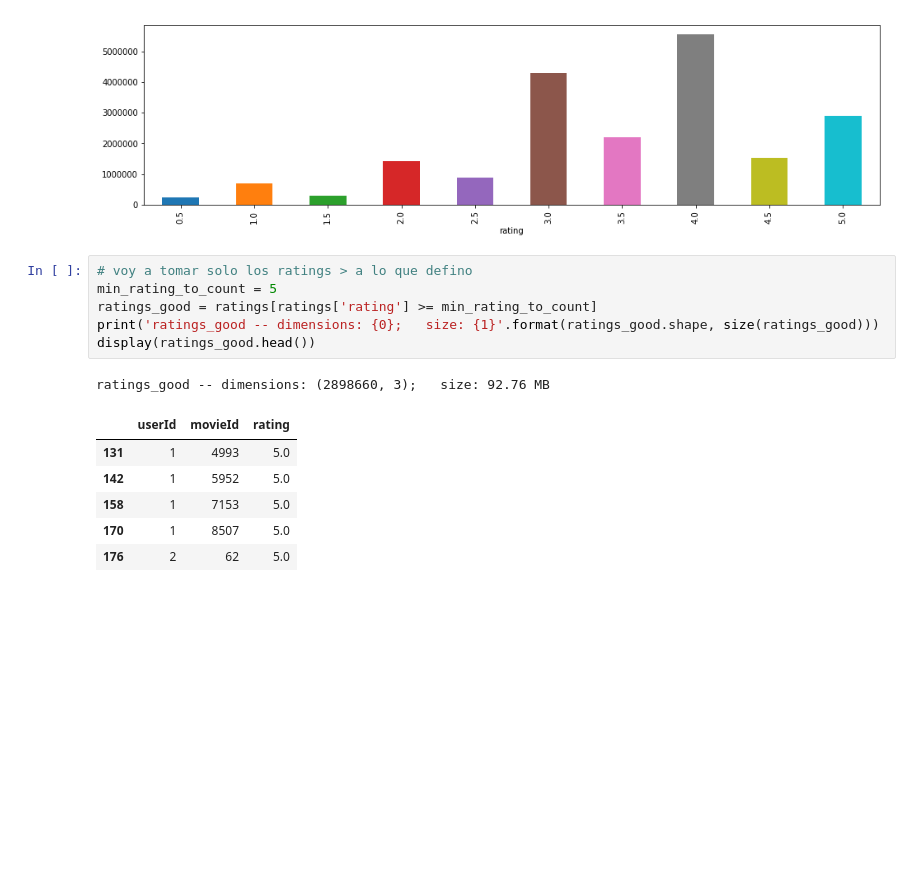
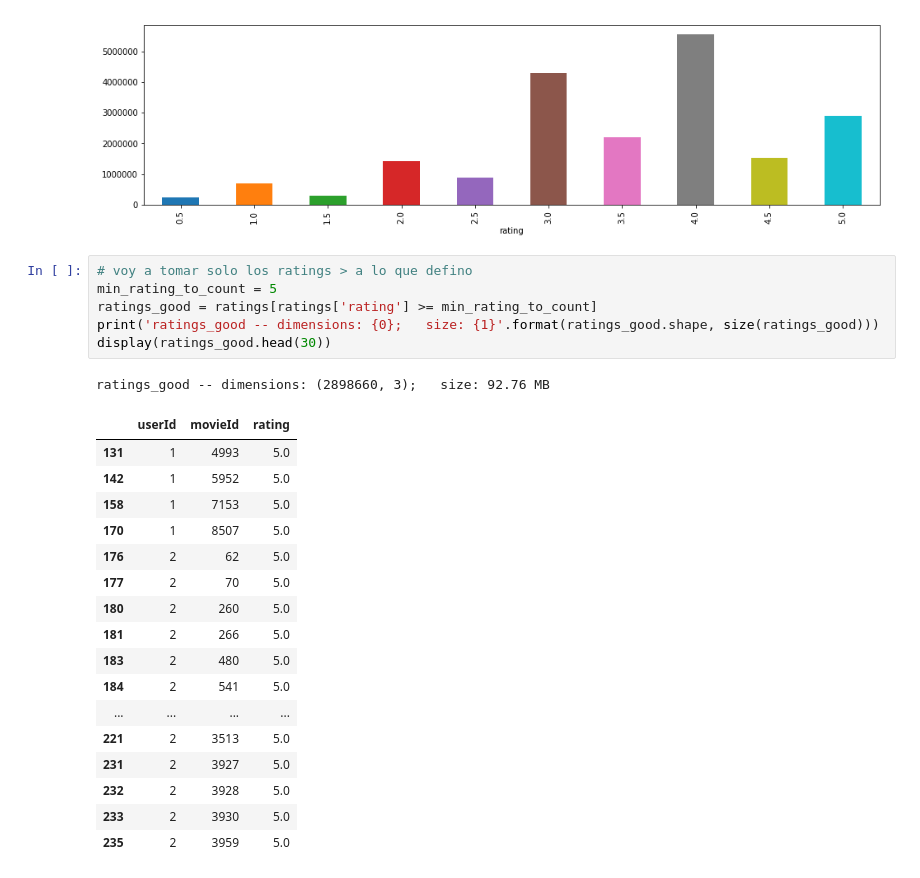
Before and after one commit to avdata99/diplo-datos-materia5-aprendizaje-no-supervisado, a Jupyter notebook: practico/movies.ipynb, the cells around one changed output. Cells and saved outputs as stored; diff of their text form; blank space fills up the shorter version.

```diff
--- a/practico/movies.ipynb
+++ b/practico/movies.ipynb
@@ -139,17 +143,28 @@ dtype: int64
 # %%
 # voy a tomar solo los ratings > a lo que defino
 min_rating_to_count = 5
 ratings_good = ratings[ratings['rating'] >= min_rating_to_count]
 print('ratings_good -- dimensions: {0};   size: {1}'.format(ratings_good.shape, size(ratings_good)))
-display(ratings_good.head())
+display(ratings_good.head(30))
 # %% [output]
 ratings_good -- dimensions: (2898660, 3);   size: 92.76 MB
 |  | userId | movieId | rating |
 | 131 | 1 | 4993 | 5.0 |
 | 142 | 1 | 5952 | 5.0 |
 | 158 | 1 | 7153 | 5.0 |
 | 170 | 1 | 8507 | 5.0 |
 | 176 | 2 | 62 | 5.0 |
+| 177 | 2 | 70 | 5.0 |
+| 180 | 2 | 260 | 5.0 |
+| 181 | 2 | 266 | 5.0 |
+| 183 | 2 | 480 | 5.0 |
+| 184 | 2 | 541 | 5.0 |
+| ... | ... | ... | ... |
+| 221 | 2 | 3513 | 5.0 |
+| 231 | 2 | 3927 | 5.0 |
+| 232 | 2 | 3928 | 5.0 |
+| 233 | 2 | 3930 | 5.0 |
+| 235 | 2 | 3959 | 5.0 |
 # %%
 # tomo al "userid" como el identificador de transaccion.
 # Interpreto que lo cada uusario vio y valoro positivamente es un "compra"
```
Also changed, not shown: parts of 7 cells of this notebook, 1 other file.
